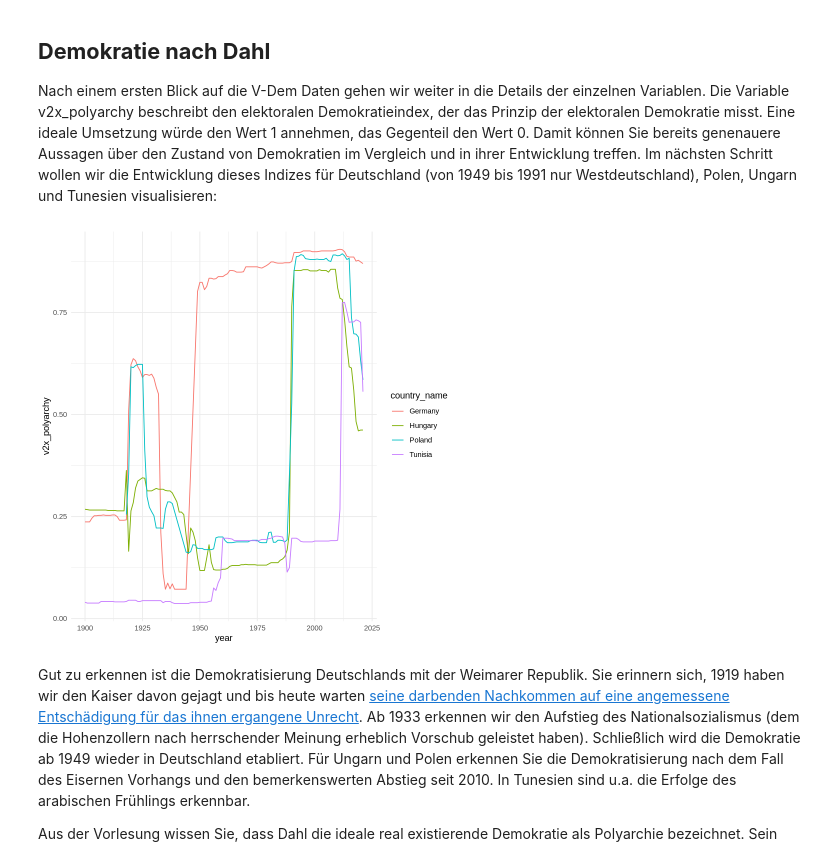
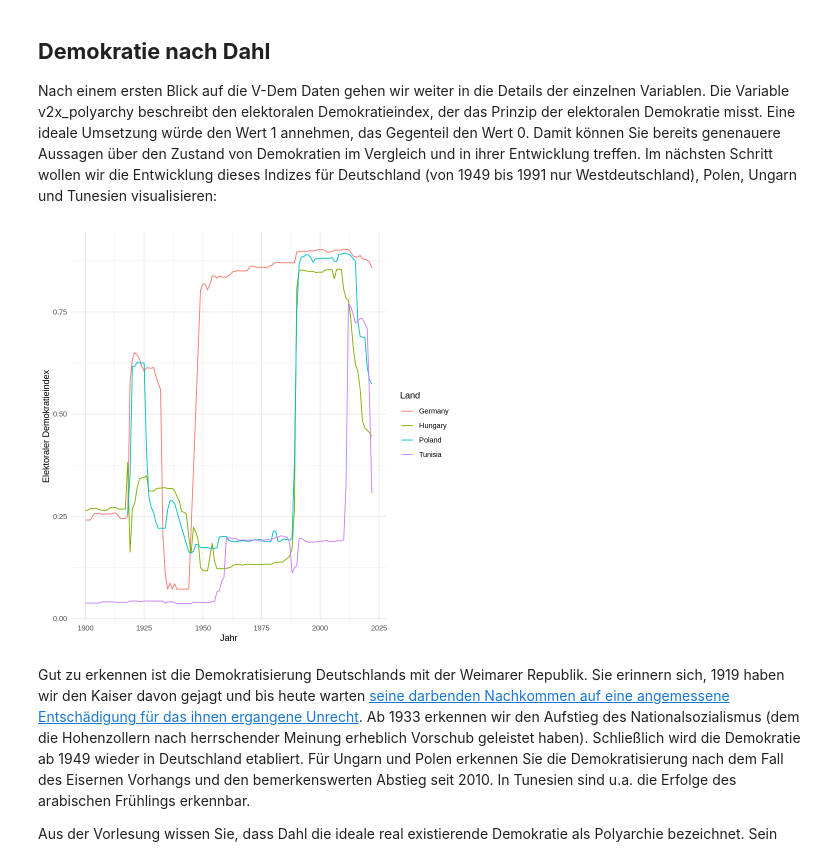
Before and after one commit to cstecker/politicsRLab, a Jupyter notebook: Demokratie und V-Dem.ipynb, the cells around one changed output. Drawn from its saved outputs; the diff is of its cells as text; code cells hidden in the pictures.

```diff
--- a/Demokratie und V-Dem.ipynb
+++ b/Demokratie und V-Dem.ipynb
@@ -118,15 +178,15 @@ Mit diesen Befehlen haben wir nun die Entwicklung und Verteilung verschiedener R
 
 Nach einem ersten Blick auf die V-Dem Daten gehen wir weiter in die Details der einzelnen Variablen. Die Variable v2x_polyarchy beschreibt den elektoralen Demokratieindex, der das Prinzip der elektoralen Demokratie misst. Eine ideale Umsetzung würde den Wert 1 annehmen, das Gegenteil den Wert 0. Damit können Sie bereits genenauere Aussagen über den Zustand von Demokratien im Vergleich und in ihrer Entwicklung treffen. Im nächsten Schritt wollen wir die Entwicklung dieses Indizes für Deutschland (von 1949 bis 1991 nur Westdeutschland), Polen, Ungarn und Tunesien visualisieren:
 # %%
-VDem %>%
+vdem %>%
   filter(year > 1899) %>%
   filter(country_name == "Germany" | country_name == "Poland" | country_name == "Hungary" | country_name == "Tunisia") %>%
   ggplot() +
   geom_line(mapping = aes(x= year, y=v2x_polyarchy, color = country_name)) +
   labs(x = "Jahr", y = "Elektoraler Demokratieindex", color = "Land") +
   theme_minimal()
 # %% [output]
-[figure, old version]
+[figure, new version]
 # %% [markdown]
 Gut zu erkennen ist die Demokratisierung Deutschlands mit der Weimarer Republik. Sie erinnern sich, 1919 haben wir den Kaiser davon gejagt und bis heute warten [seine darbenden Nachkommen auf eine angemessene Entschädigung für das ihnen ergangene Unrecht](https://www.rnd.de/politik/historikerstreit-in-deutschland-kaiser-nachfahren-wollen-entschaedigung-trotz-ns-kollaboration-LUGQGWLLERE73EOSCARV5WE24M.html). Ab 1933 erkennen wir den Aufstieg des Nationalsozialismus (dem die Hohenzollern nach herrschender Meinung erheblich Vorschub geleistet haben). Schließlich wird die Demokratie ab 1949 wieder in Deutschland etabliert. Für Ungarn und Polen erkennen Sie die Demokratisierung nach dem Fall des Eisernen Vorhangs und den bemerkenswerten Abstieg seit 2010. In Tunesien sind u.a. die Erfolge des arabischen Frühlings erkennbar.
 
```
Also changed, not shown: parts of 14 cells of this notebook.
